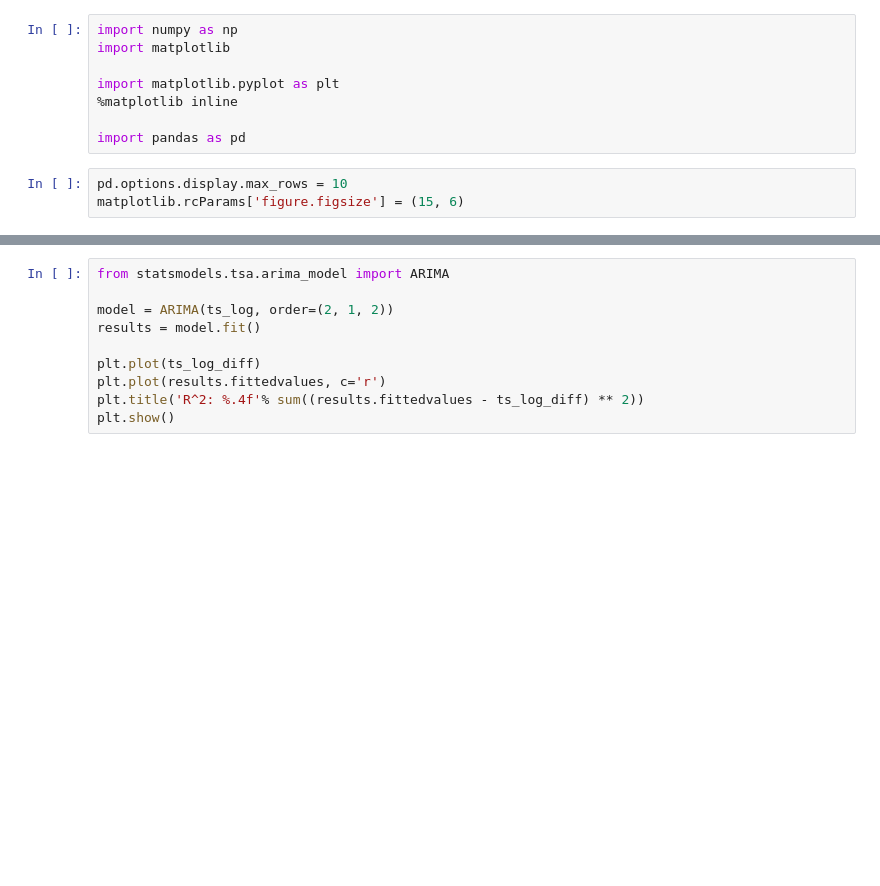
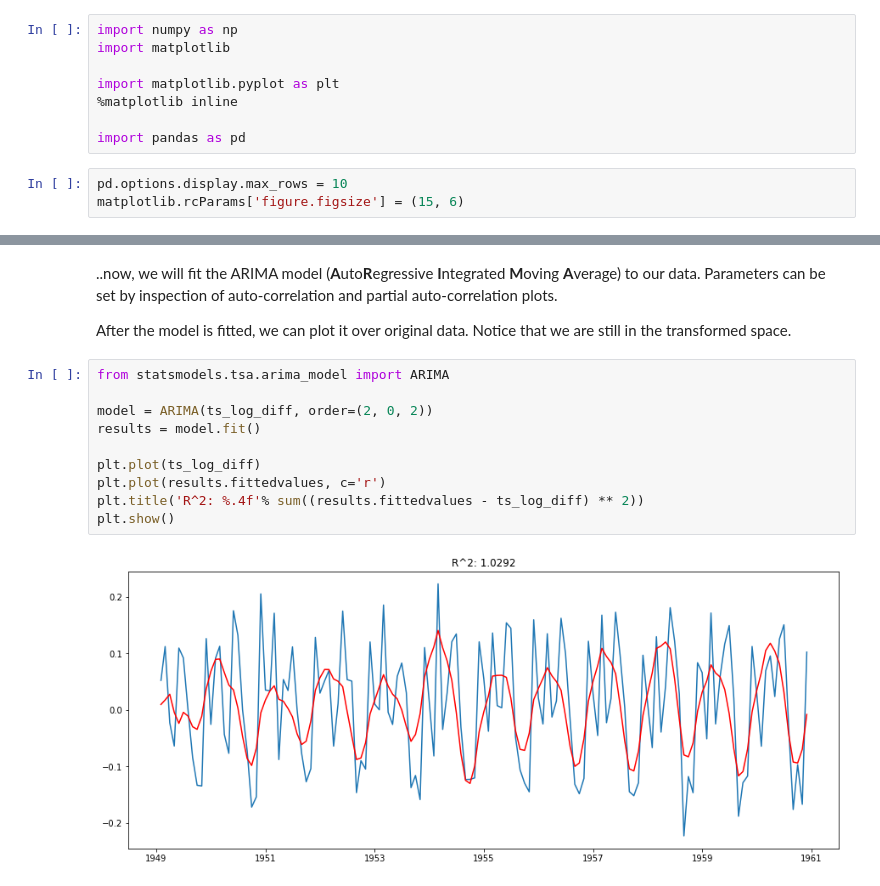
Before and after one commit to mlcollege/time-series-analysis, a Jupyter notebook: src/arima-complete.ipynb, the cells around one changed output, grey strips where cells are left out. Cells and saved outputs as stored; diff of their text form; blank space fills up the shorter version.

Commit message:
arima example comments.

```diff
--- a/src/arima-complete.ipynb
+++ b/src/arima-complete.ipynb
@@ -74,10 +153,16 @@ test_stationarity(ts_log_diff)
+# %% [markdown]
+..now, we will fit the ARIMA model (**A**uto**R**egressive **I**ntegrated **M**oving **A**verage) to our data. Parameters can be set by inspection of auto-correlation and partial auto-correlation plots.
+
+After the model is fitted, we can plot it over original data. Notice that we are still in the transformed space.
 # %%
 from statsmodels.tsa.arima_model import ARIMA
 
-model = ARIMA(ts_log, order=(2, 1, 2))
+model = ARIMA(ts_log_diff, order=(2, 0, 2))
 results = model.fit()
 
 plt.plot(ts_log_diff)
 plt.plot(results.fittedvalues, c='r')
 plt.title('R^2: %.4f'% sum((results.fittedvalues - ts_log_diff) ** 2))
 plt.show()
+# %% [output]
+[figure, added]
```
Also changed, not shown: parts of 18 cells of this notebook, 1 other file.
